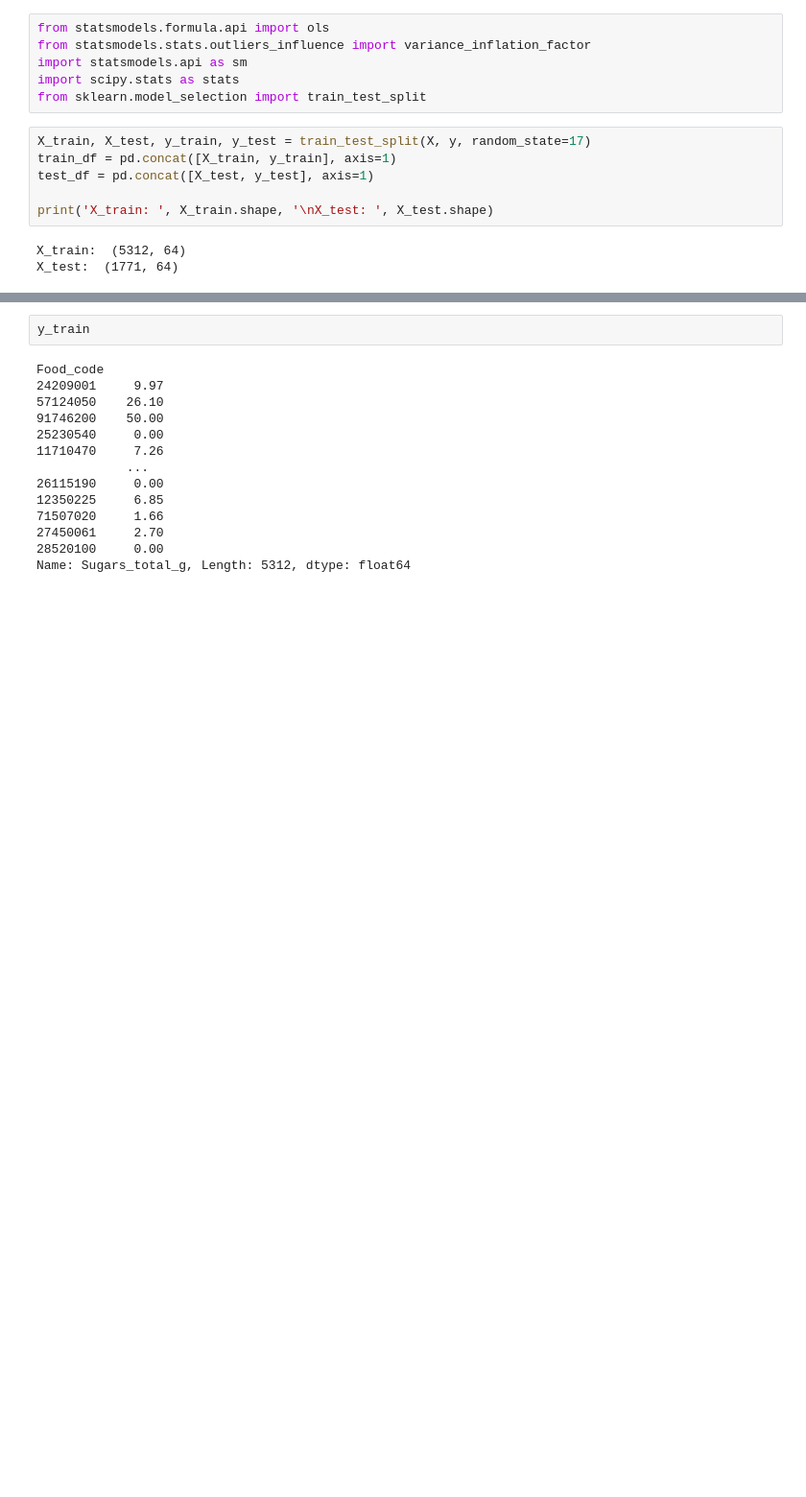
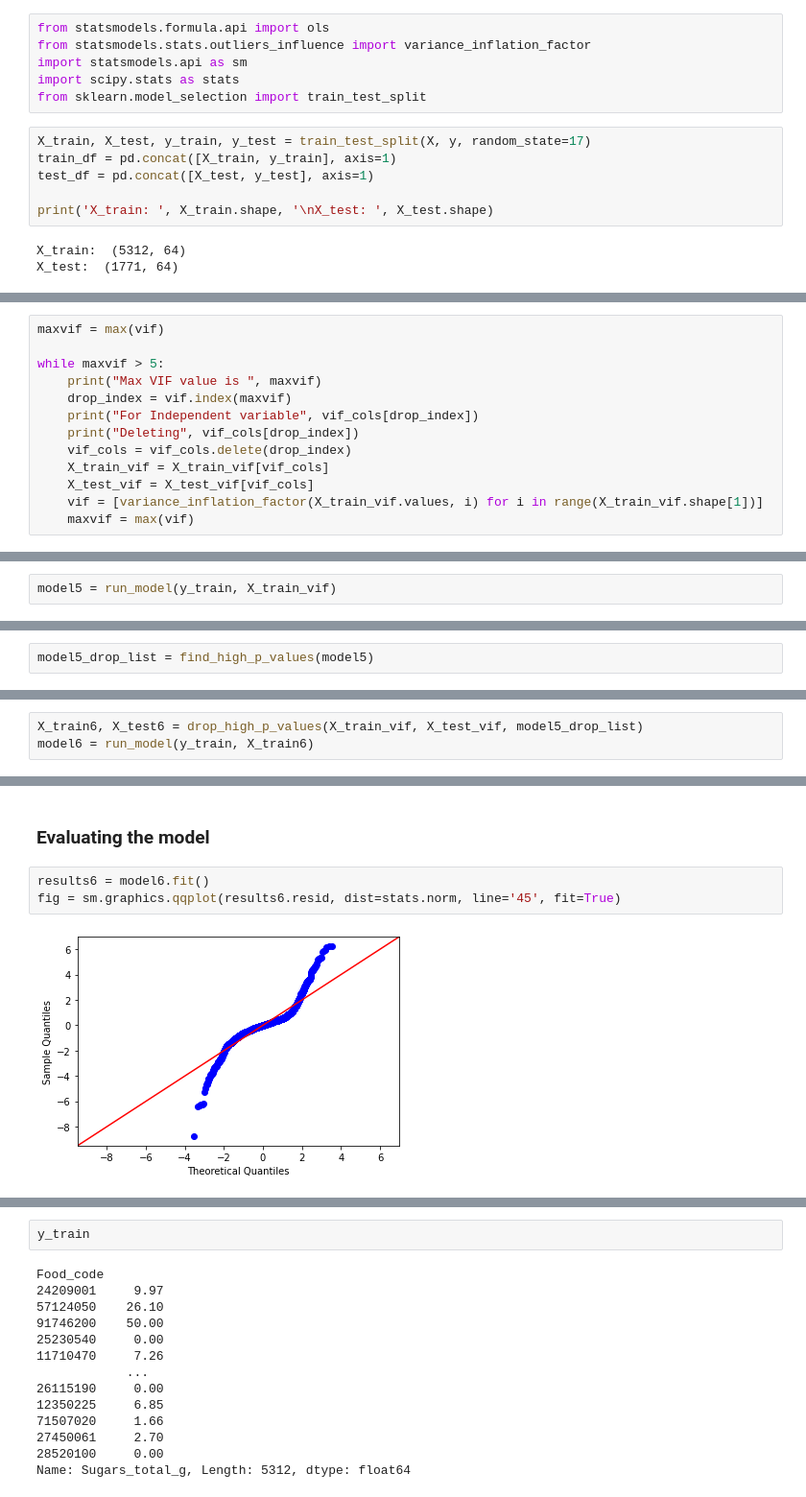
Before and after one commit to melodygr/food_data, a Jupyter notebook: WW Sugar Prediction.ipynb, the cells around one changed output, grey strips where cells are left out. Shown: that part at 96% size. Cells and saved outputs as stored; diff of their text form; blank space fills up the shorter version.

```diff
--- a/WW Sugar Prediction.ipynb
+++ b/WW Sugar Prediction.ipynb
@@ -156,0 +392,13 @@ X_test:  (1771, 64)
+# %%
+maxvif = max(vif)
+
+while maxvif > 5:
+    print("Max VIF value is ", maxvif)
+    drop_index = vif.index(maxvif)
+    print("For Independent variable", vif_cols[drop_index])
+    print("Deleting", vif_cols[drop_index])
+    vif_cols = vif_cols.delete(drop_index)
+    X_train_vif = X_train_vif[vif_cols]
+    X_test_vif = X_test_vif[vif_cols]
+    vif = [variance_inflation_factor(X_train_vif.values, i) for i in range(X_train_vif.shape[1])]
+    maxvif = max(vif)
@@ -156,0 +464,2 @@ X_test:  (1771, 64)
+# %%
+model5 = run_model(y_train, X_train_vif)
@@ -156,0 +484,2 @@ X_test:  (1771, 64)
+# %%
+model5_drop_list = find_high_p_values(model5)
@@ -156,0 +494,3 @@ X_test:  (1771, 64)
+# %%
+X_train6, X_test6 = drop_high_p_values(X_train_vif, X_test_vif, model5_drop_list)
+model6 = run_model(y_train, X_train6)
@@ -156,0 +515,7 @@ X_test:  (1771, 64)
+# %% [markdown]
+### Evaluating the model
+# %%
+results6 = model6.fit()
+fig = sm.graphics.qqplot(results6.resid, dist=stats.norm, line='45', fit=True)
+# %% [output]
+[figure, added]
```
Also changed, not shown: parts of 44 cells of this notebook.
